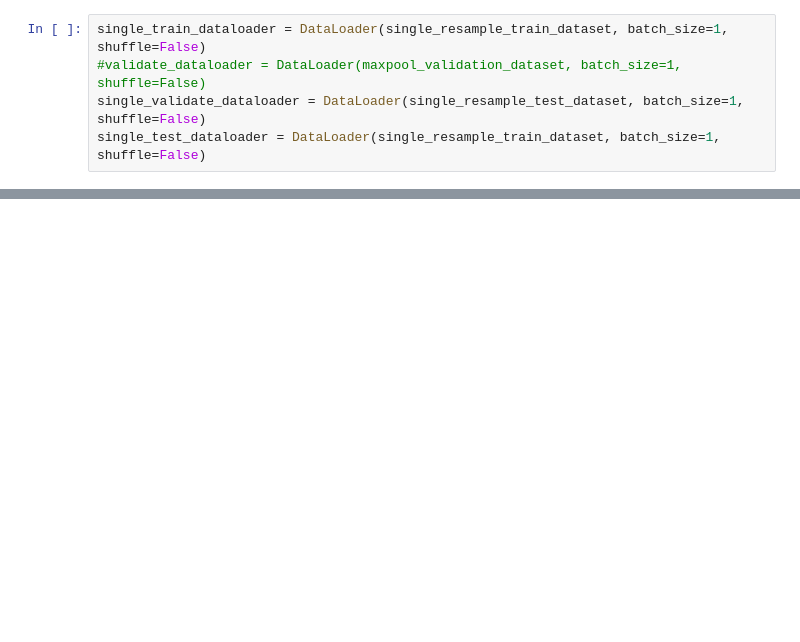
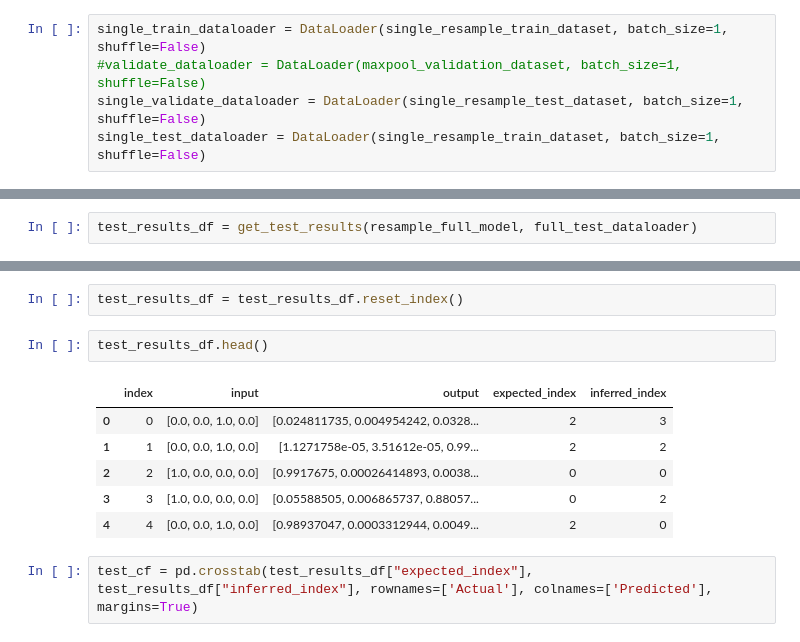
Before and after one commit to bhershdu/nlp_legislation_prediction, a Jupyter notebook: training/resample_relu_training.ipynb, the cells around one changed output, grey strips where cells are left out. Cells and saved outputs as stored; diff of their text form; blank space fills up the shorter version.

```diff
--- a/training/resample_relu_training.ipynb
+++ b/training/resample_relu_training.ipynb
@@ -151,0 +186,2 @@ plot_losses(full_train_losses, full_validation_losses)
+# %%
+test_results_df = get_test_results(resample_full_model, full_test_dataloader)
@@ -151,0 +206,13 @@ plot_losses(full_train_losses, full_validation_losses)
+# %%
+test_results_df = test_results_df.reset_index()
+# %%
+test_results_df.head()
+# %% [output]
+|  | index | input | output | expected_index | inferred_index |
+| 0 | 0 | [0.0, 0.0, 1.0, 0.0] | [0.024811735, 0.004954242, 0.0328... | 2 | 3 |
+| 1 | 1 | [0.0, 0.0, 1.0, 0.0] | [1.1271758e-05, 3.51612e-05, 0.99... | 2 | 2 |
+| 2 | 2 | [1.0, 0.0, 0.0, 0.0] | [0.9917675, 0.00026414893, 0.0038... | 0 | 0 |
+| 3 | 3 | [1.0, 0.0, 0.0, 0.0] | [0.05588505, 0.006865737, 0.88057... | 0 | 2 |
+| 4 | 4 | [0.0, 0.0, 1.0, 0.0] | [0.98937047, 0.0003312944, 0.0049... | 2 | 0 |
+# %%
+test_cf = pd.crosstab(test_results_df["expected_index"], test_results_df["inferred_index"], rownames=['Actual'], colnames=['Predicted'], margins=True)
```
Also changed, not shown: parts of 15 cells of this notebook, 1 other file.
